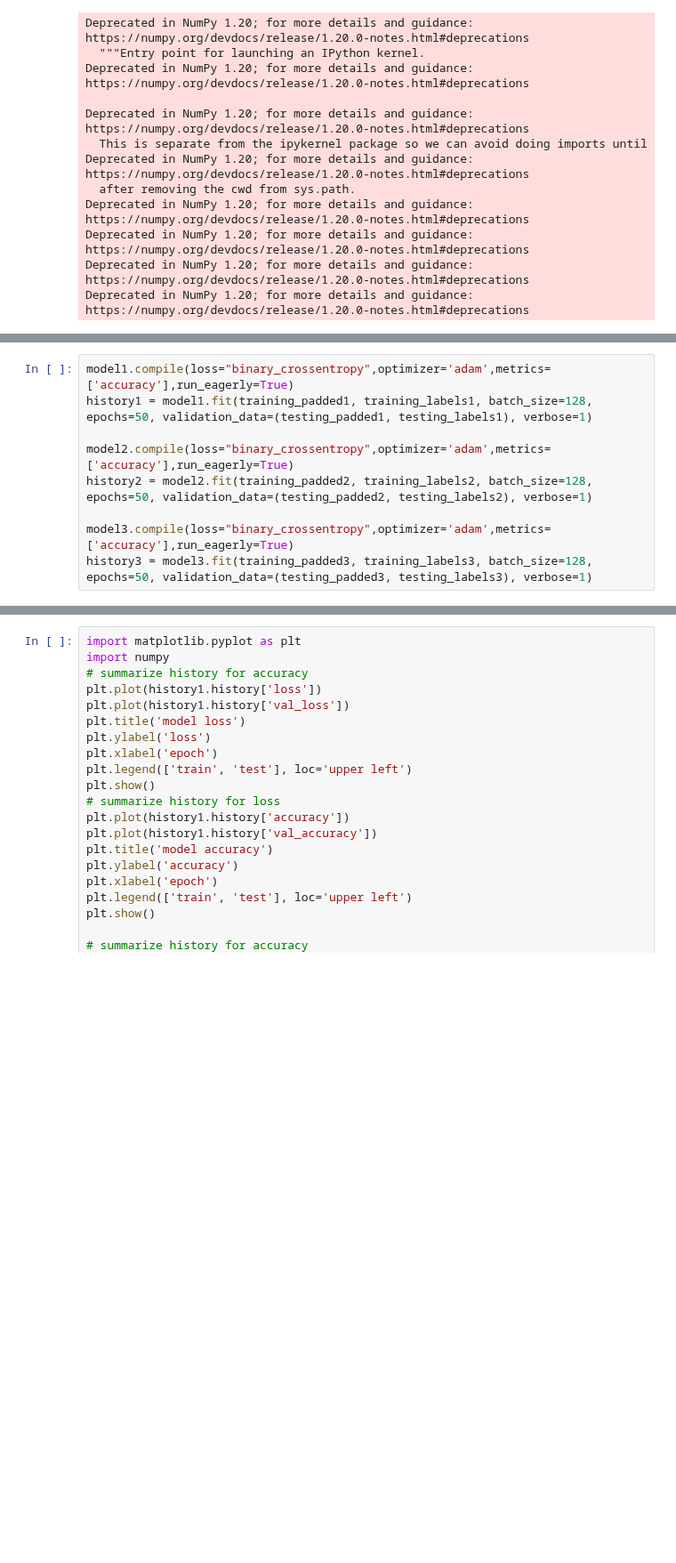
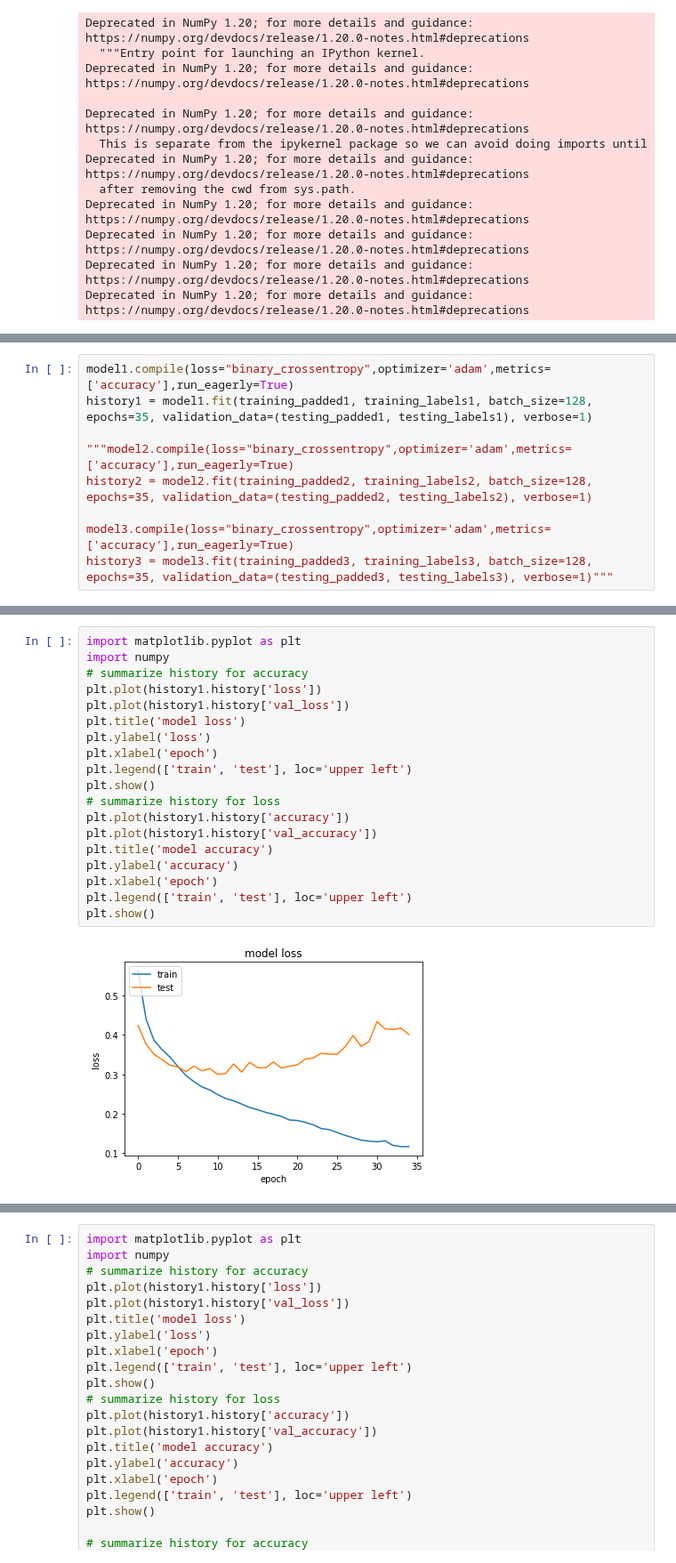
Before and after one commit to ImenMasmoudiEm/TextClassification, a Jupyter notebook: CCKProject_Ensemblist_Methode08.ipynb, the cells around one changed output, grey strips where cells are left out. Shown at 89% size. Drawn from its saved outputs; the diff is of its cells as text; blank space fills up the shorter version.

```diff
--- a/CCKProject_Ensemblist_Methode08.ipynb
+++ b/CCKProject_Ensemblist_Methode08.ipynb
@@ -248,11 +280,11 @@ Non-trainable params: 0
 _________________________________________________________________
 # %%
 model1.compile(loss="binary_crossentropy",optimizer='adam',metrics=['accuracy'],run_eagerly=True)
-history1 = model1.fit(training_padded1, training_labels1, batch_size=128, epochs=50, validation_data=(testing_padded1, testing_labels1), verbose=1)
+history1 = model1.fit(training_padded1, training_labels1, batch_size=128, epochs=35, validation_data=(testing_padded1, testing_labels1), verbose=1)
 
-model2.compile(loss="binary_crossentropy",optimizer='adam',metrics=['accuracy'],run_eagerly=True)
-history2 = model2.fit(training_padded2, training_labels2, batch_size=128, epochs=50, validation_data=(testing_padded2, testing_labels2), verbose=1)
+"""model2.compile(loss="binary_crossentropy",optimizer='adam',metrics=['accuracy'],run_eagerly=True)
+history2 = model2.fit(training_padded2, training_labels2, batch_size=128, epochs=35, validation_data=(testing_padded2, testing_labels2), verbose=1)
 
 model3.compile(loss="binary_crossentropy",optimizer='adam',metrics=['accuracy'],run_eagerly=True)
-history3 = model3.fit(training_padded3, training_labels3, batch_size=128, epochs=50, validation_data=(testing_padded3, testing_labels3), verbose=1)
+history3 = model3.fit(training_padded3, training_labels3, batch_size=128, epochs=35, validation_data=(testing_padded3, testing_labels3), verbose=1)"""
 # %% [output]
@@ -275,0 +309,21 @@ Epoch 50/50
+# %%
+import matplotlib.pyplot as plt
+import numpy
+# summarize history for accuracy
+plt.plot(history1.history['loss'])
+plt.plot(history1.history['val_loss'])
+plt.title('model loss')
+plt.ylabel('loss')
+plt.xlabel('epoch')
+plt.legend(['train', 'test'], loc='upper left')
+plt.show()
+# summarize history for loss
+plt.plot(history1.history['accuracy'])
+plt.plot(history1.history['val_accuracy'])
+plt.title('model accuracy')
+plt.ylabel('accuracy')
+plt.xlabel('epoch')
+plt.legend(['train', 'test'], loc='upper left')
+plt.show()
+# %% [output]
+[figure, added]
```
Also changed, not shown: parts of 7 cells of this notebook.
